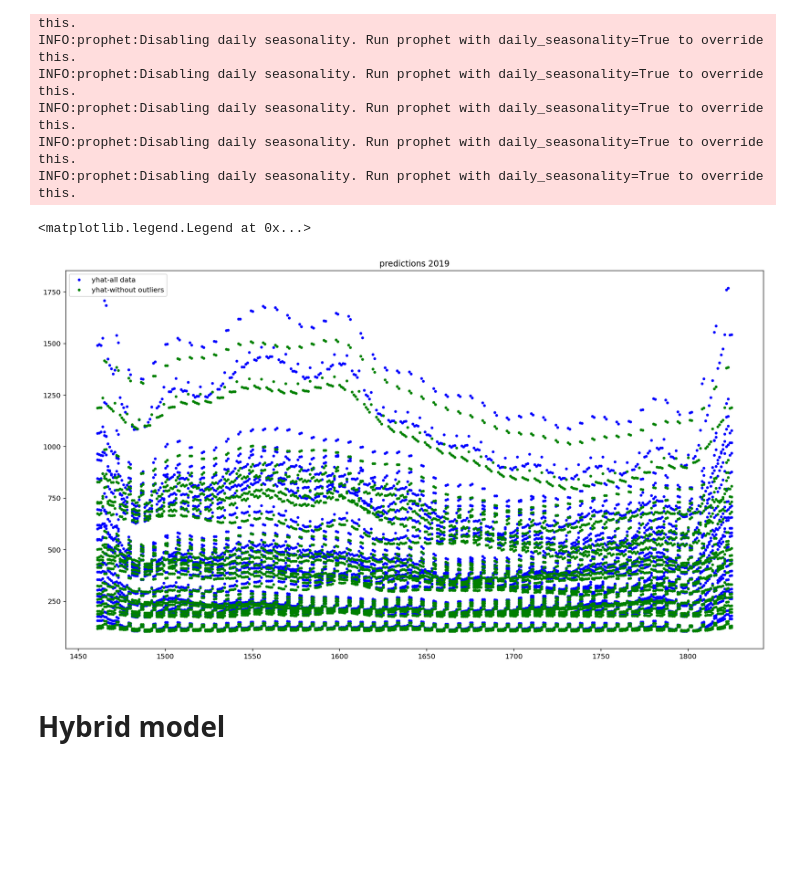
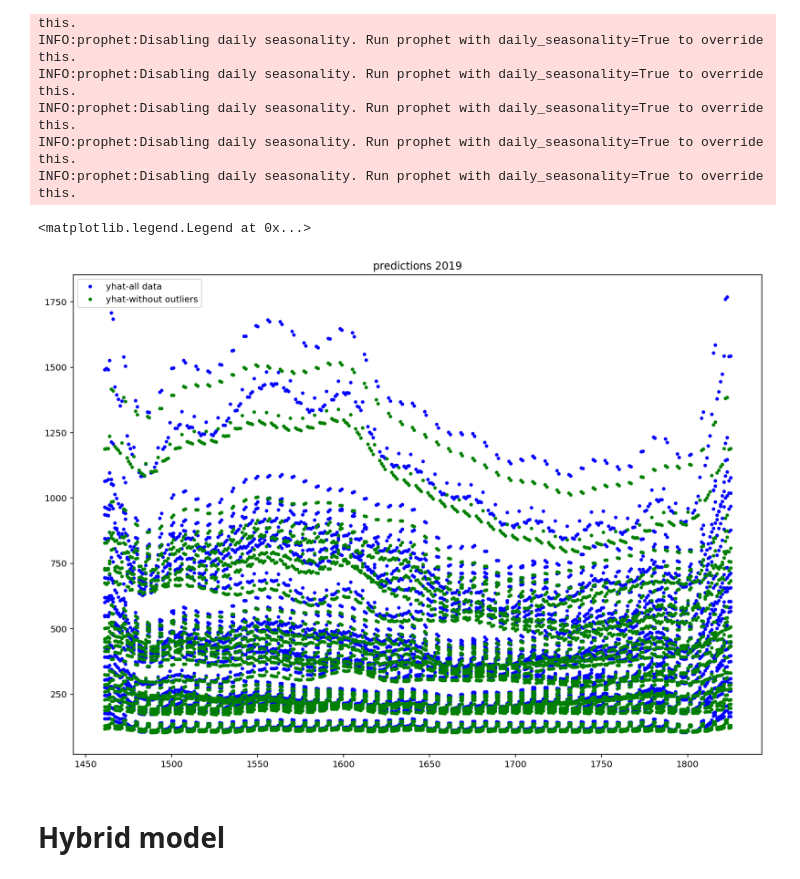
Before and after one commit to ffelicioni/kaggle_tps_jan2022, a Jupyter notebook: kaggle_tps_jan2022.ipynb, the cells around one changed output. Saved outputs shown, nothing was run; the diff lists cells and outputs as text; code cells hidden in the pictures; blank space fills up the shorter version.

Commit message:
update training evaluation

```diff
--- a/kaggle_tps_jan2022.ipynb
+++ b/kaggle_tps_jan2022.ipynb
@@ -224,7 +252,7 @@ Removing outliers
 *   Train 2015-2017
 *   Test 2018
 # %%
-sub_train = train[(train['country'] == "Finland") & (train['store'] == "KaggleMart") & (train['product'] == "Kaggle Mug")]
+sub_train = train[(train['country'] == "Sweden") & (train['store'] == "KaggleMart") & (train['product'] == "Kaggle Mug")]
 sub_train = sub_train.set_index("date")
 df=pd.DataFrame(sub_train['num_sold'])
 X = df.index  # features
@@ -470,18 +547,18 @@ products = train['product'].unique()
 df_predict = pd.DataFrame(columns = ['row_id', 'num_sold'])
 
 #loop to iterate in every combination country/store/product
-for i in countrys:
-    for j in stores:
-        for k in products:
-            sub_train = train[(train['country'] == i) & (train['store'] == j) & (train['product'] == k)]
+for country in countrys:
+    for store in stores:
+        for product in products:
+            sub_train = train[(train['country'] == country) & (train['store'] == store) & (train['product'] == product)]
             sub_train = sub_train.set_index("date")
             df=pd.DataFrame(sub_train['num_sold'])
             df=df.reset_index('date')
             df.rename({'date': 'ds','num_sold':'y'}, axis=1, inplace=True)
-            sub_test = test[(test['country'] == i) & (test['store'] == j) & ((test['product'] == k))]
+            sub_test = test[(test['country'] == country) & (test['store'] == store) & (test['product'] == product)]
             df_test = sub_test.set_index('date')
             rows_ids=np.array(df_test['row_id'])
-            y_predict,y_predict_train=entrenar_modelo(df,i,True)
+            y_predict,y_predict_train=entrenar_modelo(df,country,True)
             df_1=pd.DataFrame({'row_id': rows_ids, 'num_sold': y_predict})
             df_predict = pd.concat([df_predict,df_1],axis=0)
 # %% [output]
@@ -511,18 +588,18 @@ df_predict.to_csv('modelo_1.csv',index=False)
 df_predict = pd.DataFrame(columns = ['row_id', 'num_sold'])
 
 #loop to iterate in every combination country/store/product
-for i in countrys:
-    for j in stores:
-        for k in products:
-            sub_train = train[(train['country'] == i) & (train['store'] == j) & (train['product'] == k)]
+for country in countrys:
+    for store in stores:
+        for product in products:
+            sub_train = train[(train['country'] == country) & (train['store'] == store) & (train['product'] == product)]
             sub_train = sub_train.set_index("date")
             df=pd.DataFrame(sub_train['num_sold'])
             df=df.reset_index('date')
             df.rename({'date': 'ds','num_sold':'y'}, axis=1, inplace=True)
-            sub_test = test[(test['country'] == i) & (test['store'] == j) & ((test['product'] == k))]
+            sub_test = test[(test['country'] == country) & (test['store'] == store) & ((test['product'] == product))]
             df_test = sub_test.set_index('date')
             rows_ids=np.array(df_test['row_id'])
-            y_predict,y_predict_train=entrenar_modelo(df,i,False)
+            y_predict,y_predict_train=entrenar_modelo(df,country,False)
             df_1=pd.DataFrame({'row_id': rows_ids, 'num_sold': y_predict})
             df_predict = pd.concat([df_predict,df_1],axis=0)
 # %% [output]
@@ -552,19 +629,19 @@ No holidays
 df_predict_wo = pd.DataFrame(columns = ['row_id', 'num_sold'])
 
 #loop to iterate in every combination country/store/product
-for i in countrys:
-    for j in stores:
-        for k in products:
-            sub_train = train[(train['country'] == i) & (train['store'] == j) & (train['product'] == k)]
+for country in countrys:
+    for store in stores:
+        for product in products:
+            sub_train = train[(train['country'] == country) & (train['store'] == store) & (train['product'] == product)]
             sub_train['num_sold']=[ None if i >= np.percentile(sub_train['num_sold'], 95) or i <= np.percentile(sub_train['num_sold'] , 5) else i for i in sub_train['num_sold']  ]
             sub_train = sub_train.set_index("date")
             df=pd.DataFrame(sub_train['num_sold'])
             df=df.reset_index('date')
             df.rename({'date': 'ds','num_sold':'y'}, axis=1, inplace=True)
-            sub_test = test[(test['country'] == i) & (test['store'] == j) & ((test['product'] == k))]
+            sub_test = test[(test['country'] == country) & (test['store'] == store) & ((test['product'] == product))]
             df_test = sub_test.set_index('date')
             rows_ids=np.array(df_test['row_id'])
-            y_predict,y_predict_train=entrenar_modelo(df,i,False)
+            y_predict,y_predict_train=entrenar_modelo(df,country,False)
             df_1=pd.DataFrame({'row_id': rows_ids, 'num_sold': y_predict})
             df_predict_wo = pd.concat([df_predict_wo,df_1],axis=0)
 # %% [output]
@@ -589,14 +666,14 @@ INFO:prophet:Disabling daily seasonality. Run prophet with daily_seasonality=Tru
 # %%
 df_predict_wo.to_csv('modelo_2.csv',index=False)
 # %%
-plt.figure(figsize=(18, 10))
+plt.figure(figsize=(14, 10))
 plt.plot(df_predict['num_sold'],'b.')
 plt.plot(df_predict_wo['num_sold'],'g.')
 plt.title('predictions 2019')
 plt.legend(['yhat-all data', 'yhat-without outliers'])
 # %% [output]
 <matplotlib.legend.Legend at 0x...>
-[figure, old version]
+[figure, new version]
 # %% [markdown]
 # Hybrid model
 # %%
```
Also changed, not shown: parts of 25 cells of this notebook.
